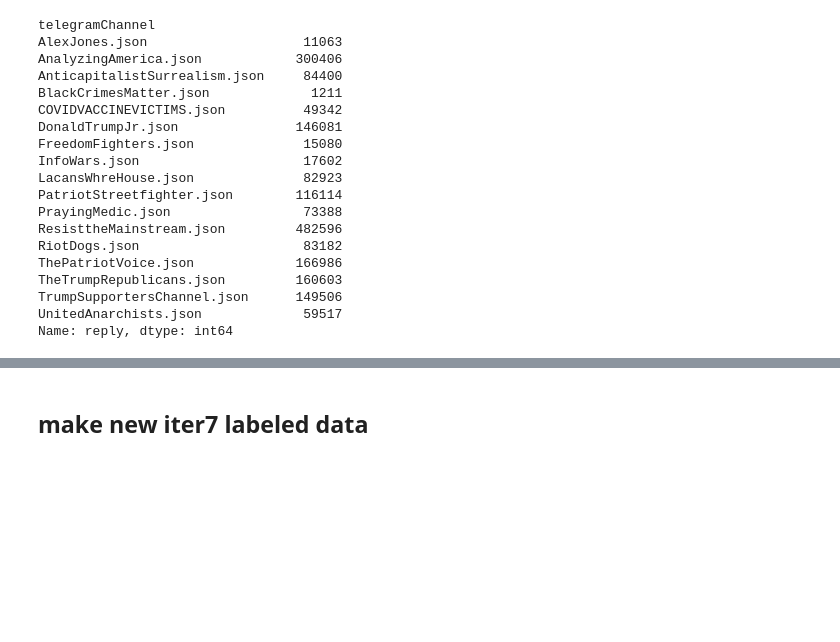
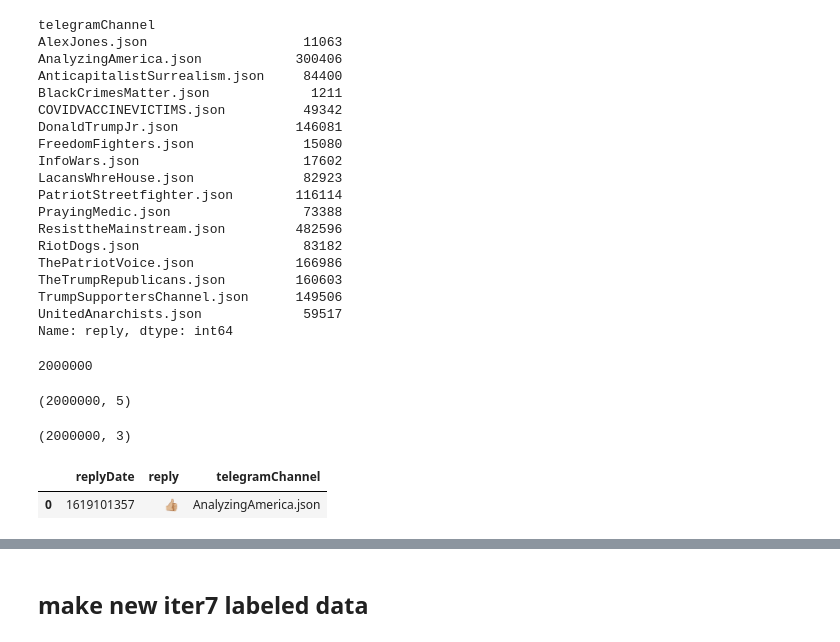
Before and after one commit to kamalravi/TelegramThreatLevel, a Jupyter notebook: annotate/For_Data_Paper.ipynb, the cells around one changed output, grey strips where cells are left out. Drawn from its saved outputs; the diff is of its cells as text; code cells hidden in the pictures; blank space fills up the shorter version.

```diff
--- a/annotate/For_Data_Paper.ipynb
+++ b/annotate/For_Data_Paper.ipynb
@@ -67,3 +67,26 @@ TheTrumpRepublicans.json         160603
 TrumpSupportersChannel.json      149506
 UnitedAnarchists.json             59517
 Name: reply, dtype: int64
+# %%
+sum(remaining_df.groupby('telegramChannel')['reply'].count())
+# %% [output]
+2000000
+# %%
+remaining_df.shape
+# %% [output]
+(2000000, 5)
+# %%
+# Remove 'msgDate' and 'text' columns
+df = remaining_df.drop(columns=['msgDate', 'msg'])
+# Rename
+# df = df.rename(columns={'FinalLabel': 'Label'})
+# df = df.rename(columns={'text': 'reply'})
+# %%
+df.shape
+# %% [output]
+(2000000, 3)
+# %%
+df.head(1)
+# %% [output]
+|  | replyDate | reply | telegramChannel |
+| 0 | 1619101357 | 👍🏼 | AnalyzingAmerica.json |
```
Also changed, not shown: parts of 13 cells of this notebook.
